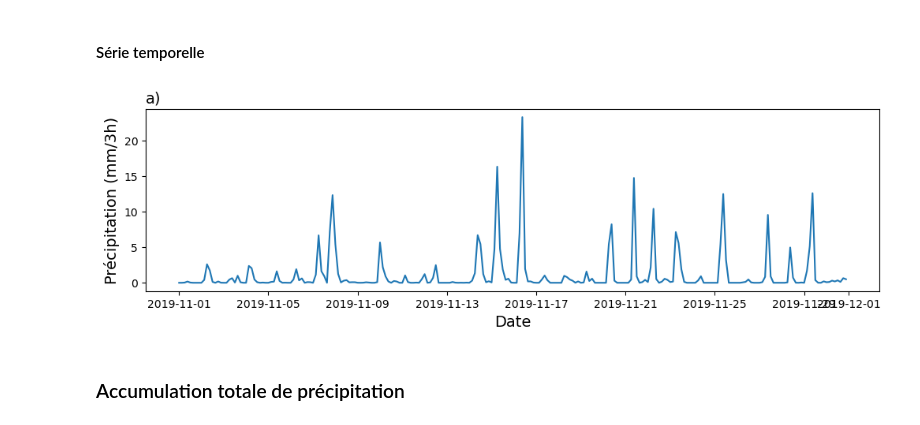
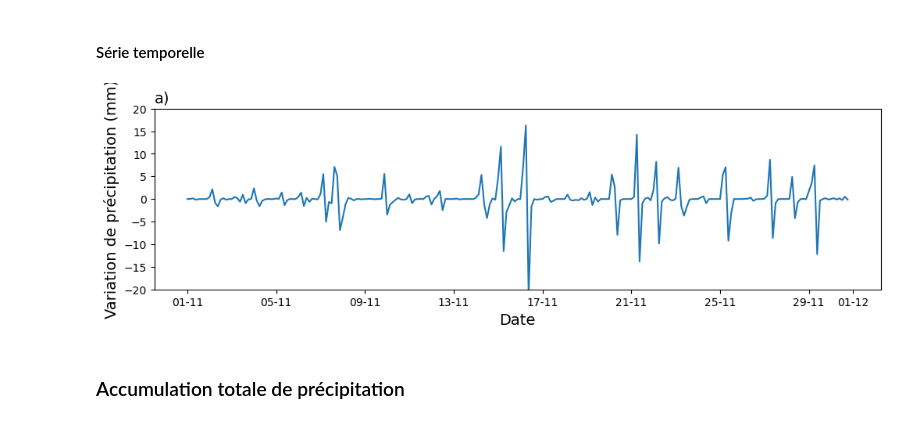
Before and after one commit to Maina-3/laboratoire3, a Jupyter notebook: experience1.ipynb, the cells around one changed output. Saved outputs shown, nothing was run; the diff lists cells and outputs as text; code cells hidden in the pictures.

```diff
--- a/experience1.ipynb
+++ b/experience1.ipynb
@@ -39,18 +38,21 @@ Reading file: DONE
 # %%
 # Créé une liste avec les précipitations à la position selectionné au point de grille le plus proche
 lat_kuala=3.1
 lon_kuala=101.6
 Serie_kuala = ds_i['precipitationCal'].sel(lat=lat_kuala, lon=lon_kuala, method='nearest').values
 temps = ds_i['time']
+var=np.diff(Serie_kuala)
 #Création de la série temporelle
 fig,ax = plt.subplots(figsize=(12,3))
-ax.plot(temps,Serie_kuala)
-ax.set_ylabel("Précipitation (mm/3h)",size=14)
+ax.plot(temps[:-1],var)
+ax.set_ylabel("Variation de précipitation (mm)",size=14)
 ax.set_xlabel("Date",size=14)
-ax.set_title("a)",size=14,loc='left') # ajout d'un titre pour identifier le graphique
+ax.set_ylim(-20,20)
+ax.set_title("a)",size=14,loc='left')# ajout d'un titre pour identifier le graphique
+ax.xaxis.set_major_formatter(mdates.DateFormatter('%d-%m')) #pour afficher les date en mois année
 fig.savefig('serie_kuala.png',bbox_inches='tight')
 # %% [output]
-[figure, old version]
+[figure, new version]
 # %% [markdown]
 ### Accumulation totale de précipitation
 # %%
```
Also changed, not shown: parts of 12 cells of this notebook.
